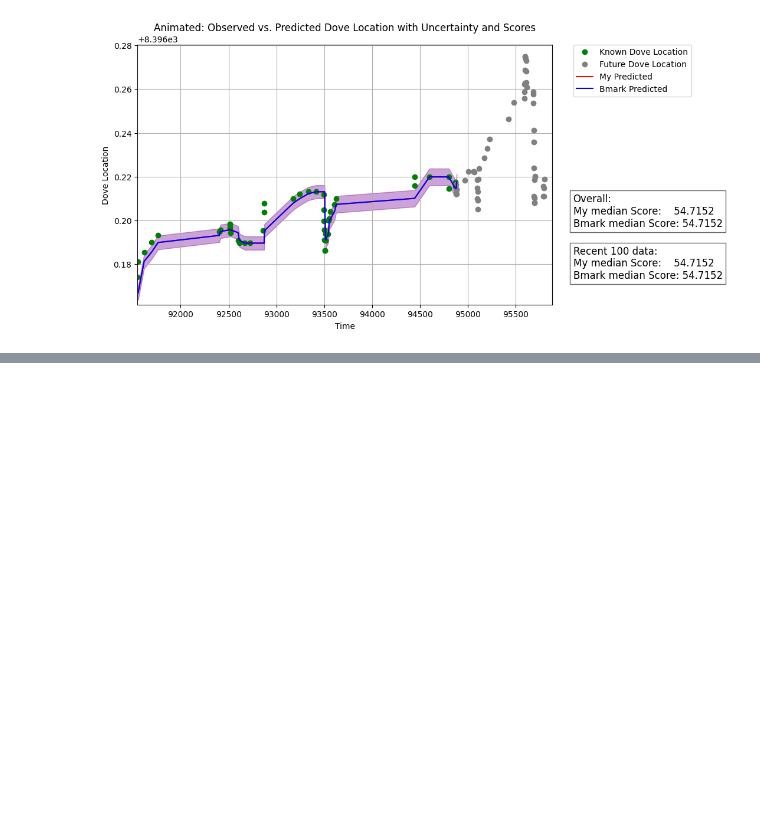
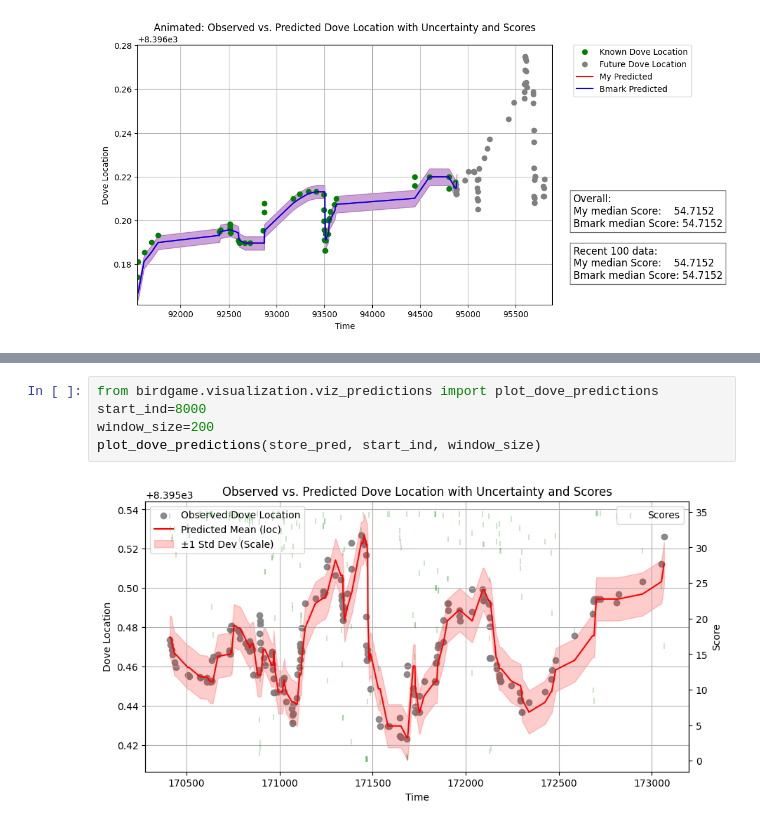
Before and after one commit to microprediction/birdgame, a Jupyter notebook: birdgame/examples/quickstarters/ewma_var.ipynb, the cells around one changed output, grey strips where cells are left out. Cells and saved outputs as stored; diff of their text form; blank space fills up the shorter version.

```diff
--- a/birdgame/examples/quickstarters/ewma_var.ipynb
+++ b/birdgame/examples/quickstarters/ewma_var.ipynb
@@ -273,0 +357,7 @@ KeyboardInterrupt:
+# %%
+from birdgame.visualization.viz_predictions import plot_dove_predictions
+start_ind=8000
+window_size=200
+plot_dove_predictions(store_pred, start_ind, window_size)
+# %% [output]
+[figure, added]
```
Also changed, not shown: parts of 3 cells of this notebook, 5 other files.
